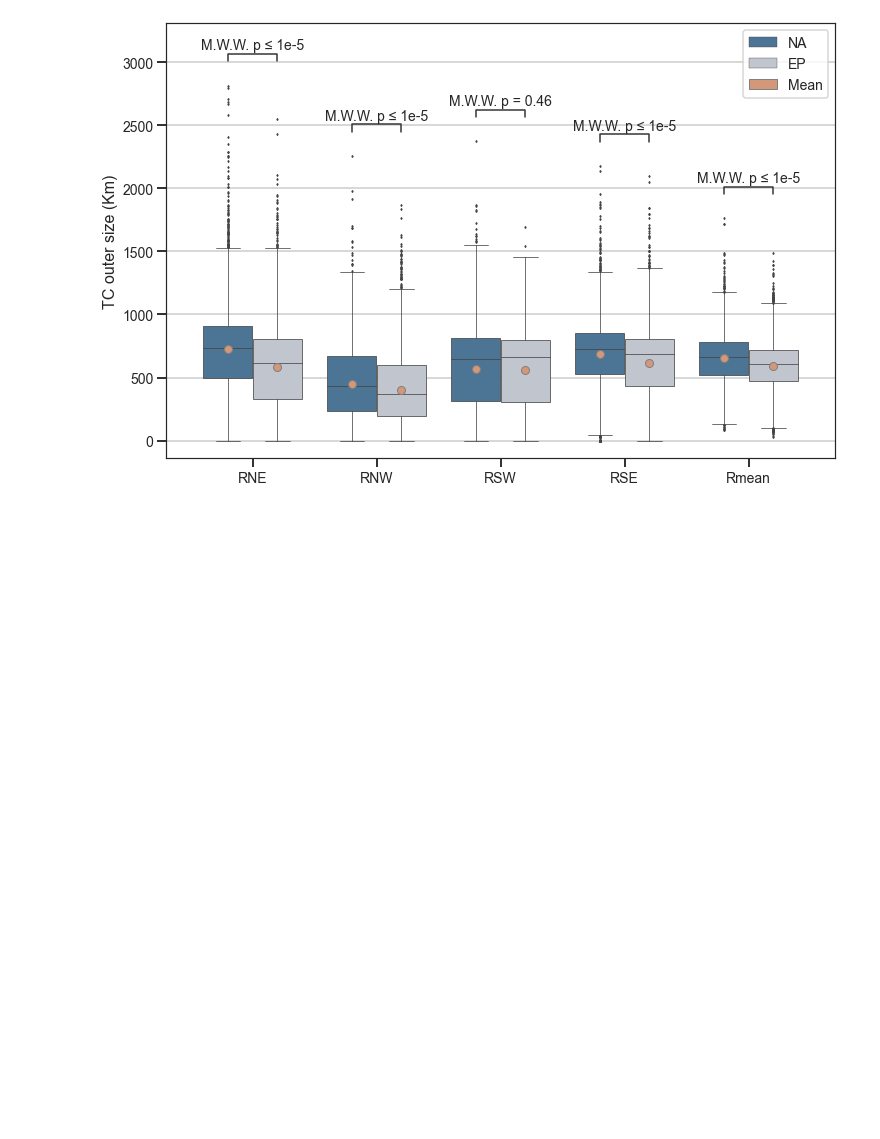
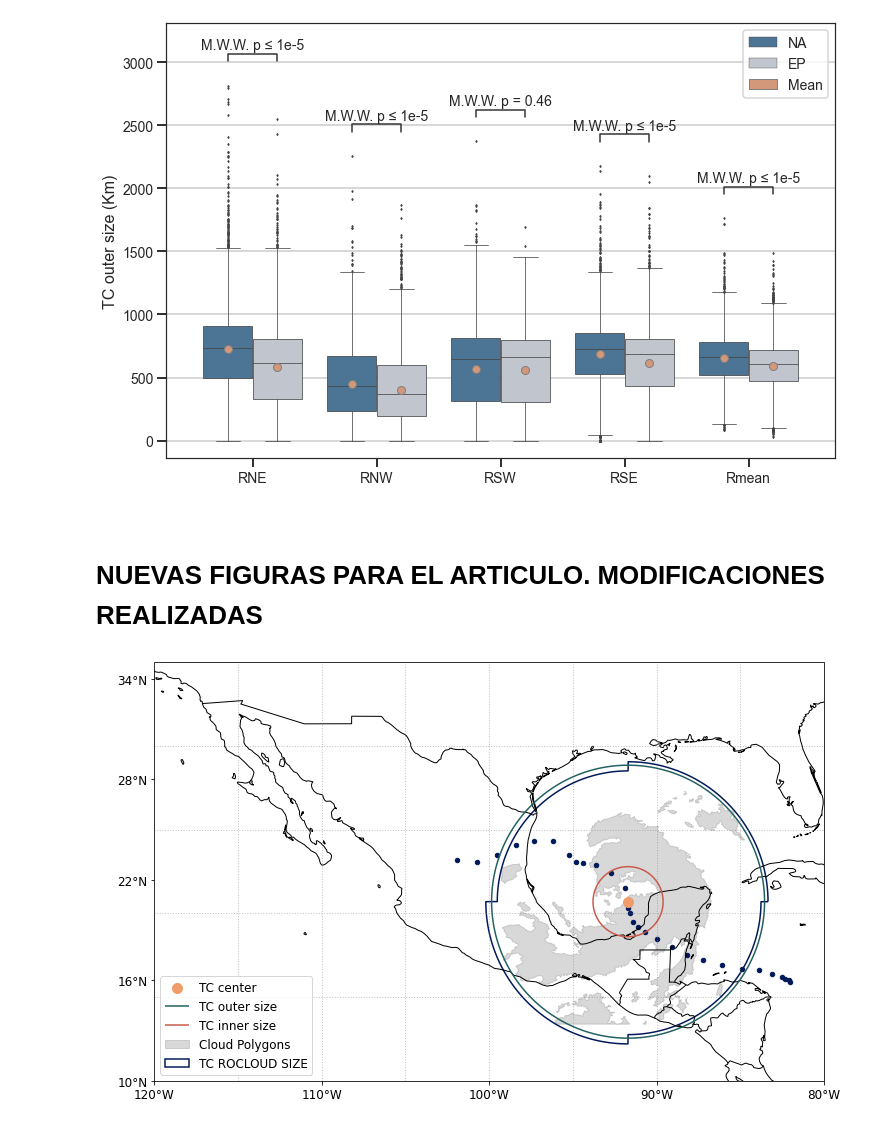
Before and after one commit to apereze/Figures_Article_DataBase, a Jupyter notebook: art_data/Figures_Art.ipynb, the cells around one changed output. Saved outputs shown, nothing was run; the diff lists cells and outputs as text; code cells hidden in the pictures; blank space fills up the shorter version.

Commit message:
Generacion de nuevas figuras

```diff
--- a/art_data/Figures_Art.ipynb
+++ b/art_data/Figures_Art.ipynb
@@ -561,3 +598,23 @@ RSW_NA vs. RSW_EP: Mann-Whitney-Wilcoxon test two-sided, P_val:4.593e-01 U_stat=
 RSE_NA vs. RSE_EP: Mann-Whitney-Wilcoxon test two-sided, P_val:4.939e-37 U_stat=1.786e+07
 Rmean_NA vs. Rmean_EP: Mann-Whitney-Wilcoxon test two-sided, P_val:2.692e-50 U_stat=1.825e+07
 [figure]
+# %% [markdown]
+# NUEVAS FIGURAS PARA EL ARTICULO. MODIFICACIONES REALIZADAS
+# %%
+# NUEVA FIGURA 1
+#POLY PARA R34
+i = 17
+R34 = 232.5
+R34_plot = circulo([alex.iloc[i].lon,alex.iloc[i].lat],R34/111.1)
+polyr34 =  gdf_conver(LineString(list(zip(R34_plot[0],R34_plot[1]))))
+# %%
+ctp = [alex.iloc[i].lon,alex.iloc[i].lat]
+ctpos = gdf_conver(Point([alex.iloc[i].lon,alex.iloc[i].lat]))
+ctpos['Name'] = 'Centro del CT'
+R_plot = circulo([alex.iloc[i].lon,alex.iloc[i].lat],alex.iloc[i].Rp/111.1)
+polyar =  gdf_conver(LineString(list(zip(R_plot[0],R_plot[1]))))
+# %%
+alex = dfNA.loc[(dfNA.CT== 'AL012010')]
+alex = alex.reset_index(drop = True)
+polygons = gpd.GeoDataFrame()
+polygons['geometry'] = alex[['lon','lat','RNE','RNO','RSO','RSE']].apply(lambda x: arc(x[0],x[1],x[2],x[3],x[4],x[5]), axis = 1)
@@ -563,0 +628,55 @@ Rmean_NA vs. Rmean_EP: Mann-Whitney-Wilcoxon test two-sided, P_val:2.692e-50 U_s
+# %%
+f, ax = plt.subplots(figsize=(12, 8), subplot_kw={"projection":ccrs.PlateCarree()})
+
+# Configuracion de mapas precargados
+ax.add_feature(cartopy.feature.COASTLINE)
+ax.add_feature(cartopy.feature.BORDERS)
+
+# Se define la extensión a mostrar en el mapa
+ax.set_extent([-120, -80, 10, 35], ccrs.PlateCarree())
+
+# Definición de marcas en el mapa
+gl = ax.gridlines(crs=ccrs.PlateCarree(), draw_labels=False,
+                  linewidth=1, color='gray', alpha=0.5, linestyle='dotted')
+ax.set_xticks(np.arange(-120,-79,10), crs=ccrs.PlateCarree())
+ax.set_yticks(np.arange(10,35,6), crs=ccrs.PlateCarree())
+ax.tick_params(axis='both', labelsize=12)
+lon_formatter = LongitudeFormatter()
+lat_formatter = LatitudeFormatter()
+ax.xaxis.set_major_formatter(lon_formatter)
+ax.yaxis.set_major_formatter(lat_formatter)
+
+#Postura de elementos a mostrar en el mapa
+poly[poly['ID']==i].plot(
+                         ax=ax, alpha = 0.3, color = 'gray', legend=True,
+                         edgecolor= 'gray'
+                        )
+alex.plot(
+          x = 'lon', y = 'lat', kind = 'scatter', ax=ax,
+          color = cm.batlowS(0), xlabel =' ', ylabel= ' ', label = 'TC Track'
+          , legend = False)
+ctpos.plot(
+            ax=ax, color = cm.batlowS(4), markersize = 100, legend=False, label = 'TC center'
+           )
+polyar.plot(
+            ax=ax, color = cm.batlowS(3),label = 'TC outer size', legend=True,
+            linewidth = 1.5
+            )
+polyr34.plot(
+             ax=ax, color = cm.lajollaS(66),label = 'TC inner size', legend=True,
+            linewidth = 1.5
+            )
+polygons.loc[[i]].plot(ax=ax, color = "None", edgecolor= cm.batlowS(0), linewidth = 1.5)
+
+handles, labels = ax.get_legend_handles_labels()
+
+patch = mpatches.Patch(color='grey', alpha = 0.3, label='Cloud Polygons')
+patch1 = mpatches.Patch(facecolor = "w",linewidth = 1.5, edgecolor = cm.batlowS(0) ,label = 'TC ROCLOUD SIZE')
+handles.append(patch)
+handles.append(patch1)
+
+ax.legend(handles=handles, loc=3, fontsize=12)
+
+plt.savefig("F1.jpeg", dpi= 300, bbox_inches='tight')
+# %% [output]
+[figure, added]
```
Also changed, not shown: parts of 24 cells of this notebook, 5 other files.
